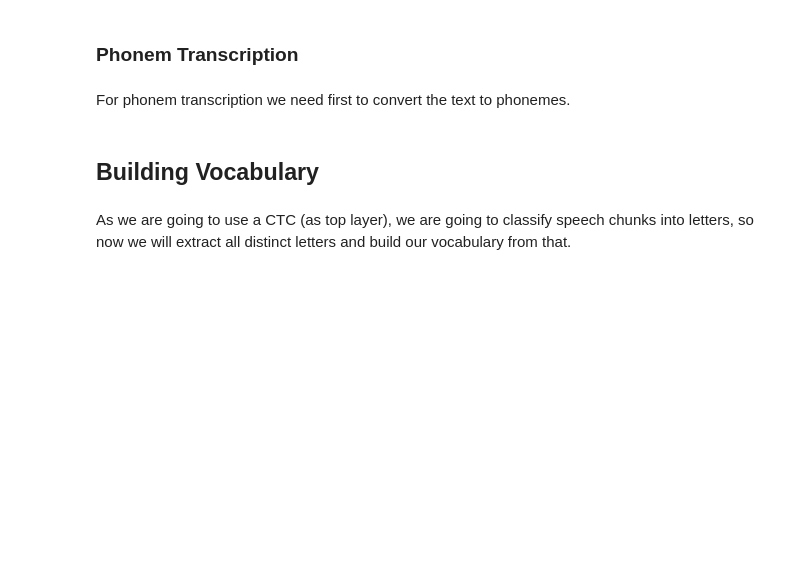
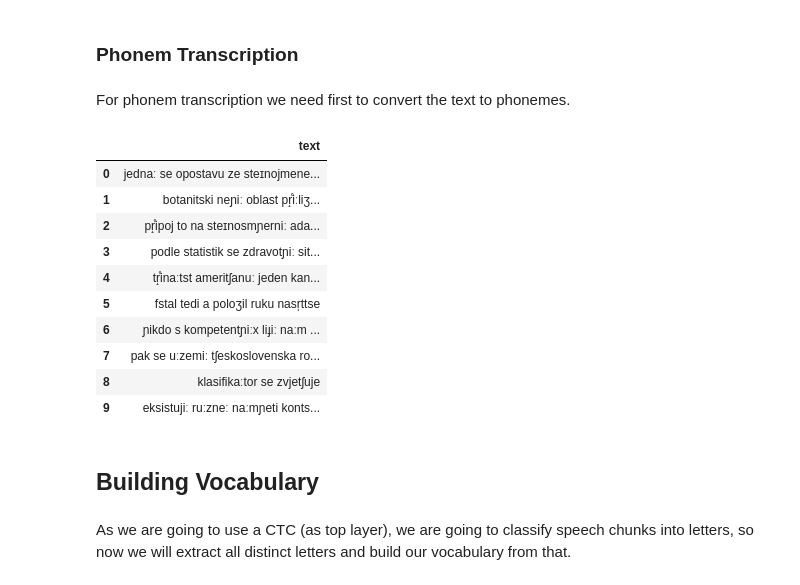
Before and after one commit to omarsou/wav2vec_xlsr_cv_exp, a Jupyter notebook: notebook_template.ipynb, the cells around one changed output. Saved outputs shown, nothing was run; the diff lists cells and outputs as text; code cells hidden in the pictures; blank space fills up the shorter version.

```diff
--- a/notebook_template.ipynb
+++ b/notebook_template.ipynb
@@ -113,12 +160,25 @@ show_random_elements(common_voice.remove_columns(['path']), num_examples=20)
 # %% [markdown]
 For phonem transcription we need first to convert the text to phonemes.
 # %%
-common_voice = common_voice.map(text2phoneme, num_proc=4)
-common_voice_test = common_voice_test.map(text2phoneme, num_proc=4)
+txt2phon = Text2Phoneme(language='cs')
+common_voice = common_voice.map(txt2phon.text2phoneme, num_proc=4)
+common_voice_test = common_voice_test.map(txt2phon.text2phoneme, num_proc=4)
 common_voice = common_voice.rename_column("sentence", "text")
 common_voice_test = common_voice_test.rename_column("sentence", "text")
 # %%
-show_random_elements(common_voice.remove_columns(['path']), num_examples=20)
+show_random_elements(common_voice.remove_columns(['path']), num_examples=10)
+# %% [output]
+|  | text |
+| 0 | jednaː se opostavu ze steɪnojmene... |
+| 1 | botanitski neɲiː oblast pr̝̊iːliʒ... |
+| 2 | pr̝̊ipoj to na steɪnosmɲerniː ada... |
+| 3 | podle statistik se zdravotɲiː sit... |
+| 4 | tr̝̊inaːtst ameritʃanuː jeden kan... |
+| 5 | fstal tedi a poloʒil ruku nasr̩ttse |
+| 6 | ɲikdo s kompetentɲiːx liɟiː naːm ... |
+| 7 | pak se uːzemiː tʃeskoslovenska ro... |
+| 8 | klasifikaːtor se zvjetʃuje |
+| 9 | eksistujiː ruːzneː naːmɲeti konts... |
 # %% [markdown]
 ## Building Vocabulary
 # %% [markdown]
```
Also changed, not shown: parts of 25 cells of this notebook, 5 other files.
